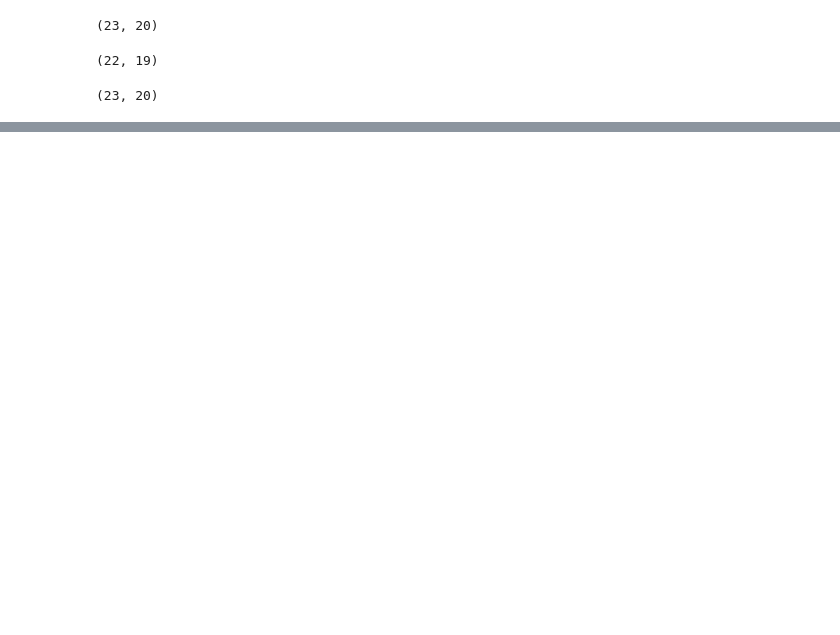
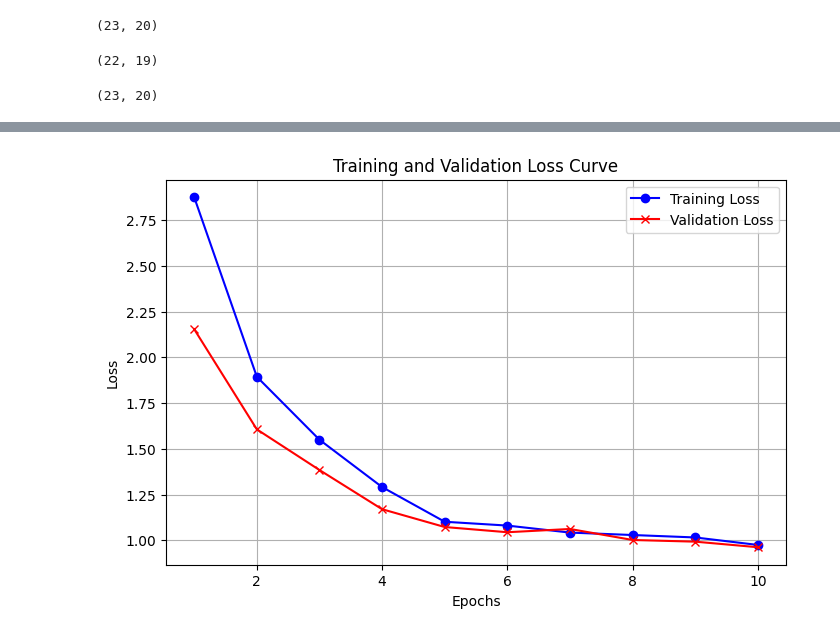
Before and after one commit to Fasmanuel2002/Machine_Learning, a Jupyter notebook: Pytorch/Seq2Seq/main.ipynb, the cells around one changed output, grey strips where cells are left out. Saved outputs shown, nothing was run; the diff lists cells and outputs as text; code cells hidden in the pictures; blank space fills up the shorter version.

```diff
--- a/Pytorch/Seq2Seq/main.ipynb
+++ b/Pytorch/Seq2Seq/main.ipynb
@@ -87,0 +147,2 @@ batch_test = next(test_loader)
+# %%
+optimizer = optim.Adam(Seq2Seq_model.parameters())
@@ -87,0 +153,3 @@ batch_test = next(test_loader)
+# %%
+pad_idx = 0 #Its zero because in the custom_collate, I'm adding 0's for the padding of the sequences
+criterion = nn.CrossEntropyLoss(ignore_index = pad_idx)
@@ -87,0 +226,17 @@ batch_test = next(test_loader)
+# %%
+epochs_range = range(1, n_epochs + 1)
+
+
+plt.figure(figsize=(8, 5))
+
+plt.plot(epochs_range, train_losses, label='Training Loss', color='blue', marker='o')
+plt.plot(epochs_range, validation_losses, label='Validation Loss', color='red', marker='x')
+
+plt.title('Training and Validation Loss Curve')
+plt.xlabel('Epochs')
+plt.ylabel('Loss')
+plt.legend()
+plt.grid(True)
+plt.show()
+# %% [output]
+[figure, added]
```
Also changed, not shown: parts of 13 cells of this notebook, 1 other file.
